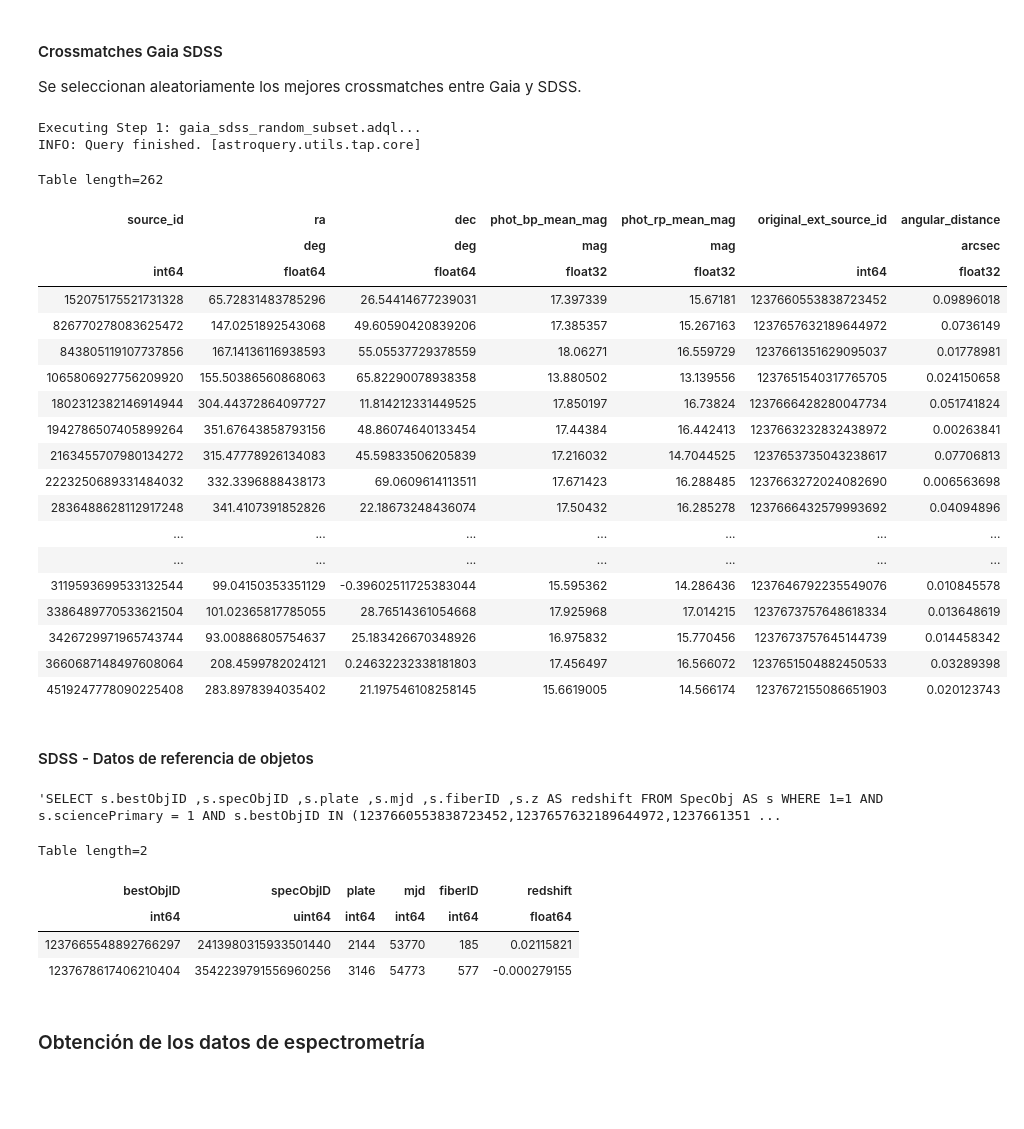
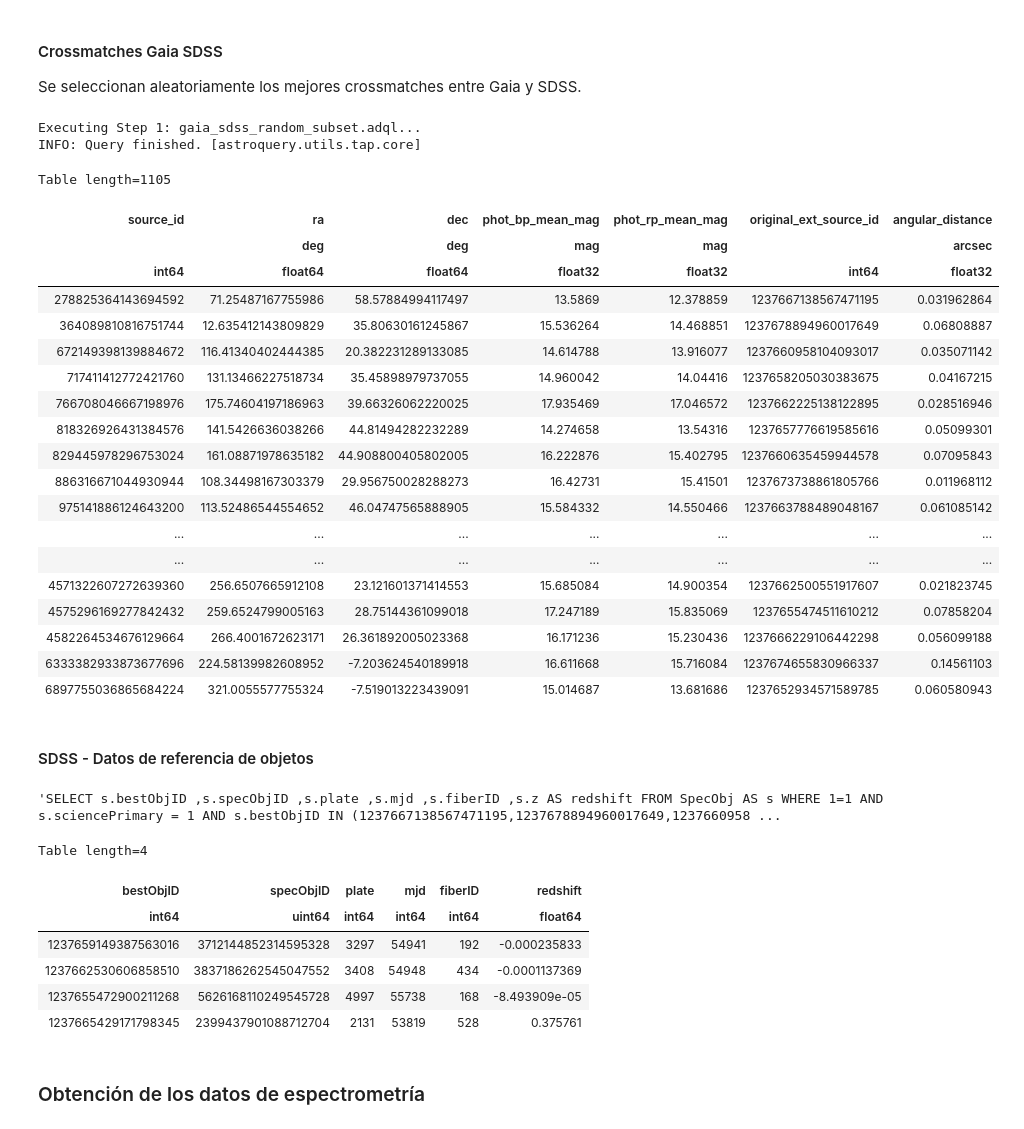
Before and after one commit to javier-cacho-master-ai/trabajo-fin-master, a Jupyter notebook: solution/main.ipynb, the cells around one changed output. Saved outputs shown, nothing was run; the diff lists cells and outputs as text; code cells hidden in the pictures; blank space fills up the shorter version.

```diff
--- a/solution/main.ipynb
+++ b/solution/main.ipynb
@@ -37,40 +37,40 @@
 # %%
 from pathlib import Path
 from astroquery.gaia import Gaia
 from astropy.table import Table
 
 gaia_query_path = Path("services", "queries", "gaia_sdss_random_subset.adql")
 gaia_query_template = gaia_query_path.read_text(encoding="utf-8")
-gaia_query = gaia_query_template.format(start_index=1000, end_index=20000)
+gaia_query = gaia_query_template.format(start_index=20001, end_index=100000)
 
 print(f"Executing Step 1: {gaia_query_path.name}...")
 gaia_query_job = Gaia.launch_job_async(gaia_query)
 gaia_job_results = gaia_query_job.get_results() or Table()
 
 display(gaia_job_results)
 # %% [output]
 Executing Step 1: gaia_sdss_random_subset.adql...
 INFO: Query finished. [astroquery.utils.tap.core]
-Table length=262
+Table length=1105
 | source_id | ra | dec | phot_bp_mean_mag | phot_rp_mean_mag | original_ext_source_id | angular_distance |
 |  | deg | deg | mag | mag |  | arcsec |
 | int64 | float64 | float64 | float32 | float32 | int64 | float32 |
-| 152075175521731328 | 65.72831483785296 | 26.54414677239031 | 17.397339 | 15.67181 | 1237660553838723452 | 0.09896018 |
-| 826770278083625472 | 147.0251892543068 | 49.60590420839206 | 17.385357 | 15.267163 | 1237657632189644972 | 0.0736149 |
-| 843805119107737856 | 167.14136116938593 | 55.05537729378559 | 18.06271 | 16.559729 | 1237661351629095037 | 0.01778981 |
-| 1065806927756209920 | 155.50386560868063 | 65.82290078938358 | 13.880502 | 13.139556 | 1237651540317765705 | 0.024150658 |
-| 1802312382146914944 | 304.44372864097727 | 11.814212331449525 | 17.850197 | 16.73824 | 1237666428280047734 | 0.051741824 |
-| 1942786507405899264 | 351.67643858793156 | 48.86074640133454 | 17.44384 | 16.442413 | 1237663232832438972 | 0.00263841 |
-| 2163455707980134272 | 315.47778926134083 | 45.59833506205839 | 17.216032 | 14.7044525 | 1237653735043238617 | 0.07706813 |
-| 2223250689331484032 | 332.3396888438173 | 69.0609614113511 | 17.671423 | 16.288485 | 1237663272024082690 | 0.006563698 |
-| 2836488628112917248 | 341.4107391852826 | 22.18673248436074 | 17.50432 | 16.285278 | 1237666432579993692 | 0.04094896 |
+| 278825364143694592 | 71.25487167755986 | 58.57884994117497 | 13.5869 | 12.378859 | 1237667138567471195 | 0.031962864 |
+| 364089810816751744 | 12.635412143809829 | 35.80630161245867 | 15.536264 | 14.468851 | 1237678894960017649 | 0.06808887 |
+| 672149398139884672 | 116.41340402444385 | 20.382231289133085 | 14.614788 | 13.916077 | 1237660958104093017 | 0.035071142 |
+| 717411412772421760 | 131.13466227518734 | 35.45898979737055 | 14.960042 | 14.04416 | 1237658205030383675 | 0.04167215 |
+| 766708046667198976 | 175.74604197186963 | 39.66326062220025 | 17.935469 | 17.046572 | 1237662225138122895 | 0.028516946 |
+| 818326926431384576 | 141.5426636038266 | 44.81494282232289 | 14.274658 | 13.54316 | 1237657776619585616 | 0.05099301 |
+| 829445978296753024 | 161.08871978635182 | 44.908800405802005 | 16.222876 | 15.402795 | 1237660635459944578 | 0.07095843 |
+| 886316671044930944 | 108.34498167303379 | 29.956750028288273 | 16.42731 | 15.41501 | 1237673738861805766 | 0.011968112 |
+| 975141886124643200 | 113.52486544554652 | 46.04747565888905 | 15.584332 | 14.550466 | 1237663788489048167 | 0.061085142 |
 | ... | ... | ... | ... | ... | ... | ... |
 | ... | ... | ... | ... | ... | ... | ... |
-| 3119593699533132544 | 99.04150353351129 | -0.39602511725383044 | 15.595362 | 14.286436 | 1237646792235549076 | 0.010845578 |
-| 3386489770533621504 | 101.02365817785055 | 28.76514361054668 | 17.925968 | 17.014215 | 1237673757648618334 | 0.013648619 |
-| 3426729971965743744 | 93.00886805754637 | 25.183426670348926 | 16.975832 | 15.770456 | 1237673757645144739 | 0.014458342 |
-| 3660687148497608064 | 208.4599782024121 | 0.24632232338181803 | 17.456497 | 16.566072 | 1237651504882450533 | 0.03289398 |
-| 4519247778090225408 | 283.8978394035402 | 21.197546108258145 | 15.6619005 | 14.566174 | 1237672155086651903 | 0.020123743 |
+| 4571322607272639360 | 256.6507665912108 | 23.121601371414553 | 15.685084 | 14.900354 | 1237662500551917607 | 0.021823745 |
+| 4575296169277842432 | 259.6524799005163 | 28.75144361099018 | 17.247189 | 15.835069 | 1237655474511610212 | 0.07858204 |
+| 4582264534676129664 | 266.4001672623171 | 26.361892005023368 | 16.171236 | 15.230436 | 1237666229106442298 | 0.056099188 |
+| 6333382933873677696 | 224.58139982608952 | -7.203624540189918 | 16.611668 | 15.716084 | 1237674655830966337 | 0.14561103 |
+| 6897755036865684224 | 321.0055577755324 | -7.519013223439091 | 15.014687 | 13.681686 | 1237652934571589785 | 0.060580943 |
 # %% [markdown]
   #### SDSS - Datos de referencia de objetos
 # %%
@@ -79,6 +79,7 @@ from astropy.io import ascii
 from astropy.table import Table
 import services.querying as sq
 
+gaia_job_results = gaia_job_results[:200]
 gaia_crossmatch_ids = gaia_job_results["original_ext_source_id"]
 query_filter_ids = ",".join(gaia_crossmatch_ids.astype(str))
 
@@ -93,12 +94,14 @@ sdss_query_result = SDSS.query_sql(sdss_query, data_release=13)
 
 display(sdss_query_result)
 # %% [output]
-'SELECT s.bestObjID ,s.specObjID ,s.plate ,s.mjd ,s.fiberID ,s.z AS redshift FROM SpecObj AS s WHERE 1=1 AND s.sciencePrimary = 1 AND s.bestObjID IN (1237660553838723452,1237657632189644972,1237661351 ...
+'SELECT s.bestObjID ,s.specObjID ,s.plate ,s.mjd ,s.fiberID ,s.z AS redshift FROM SpecObj AS s WHERE 1=1 AND s.sciencePrimary = 1 AND s.bestObjID IN (1237667138567471195,1237678894960017649,1237660958 ...
-Table length=2
+Table length=4
 | bestObjID | specObjID | plate | mjd | fiberID | redshift |
 | int64 | uint64 | int64 | int64 | int64 | float64 |
-| 1237665548892766297 | 2413980315933501440 | 2144 | 53770 | 185 | 0.02115821 |
-| 1237678617406210404 | 3542239791556960256 | 3146 | 54773 | 577 | -0.000279155 |
+| 1237659149387563016 | 3712144852314595328 | 3297 | 54941 | 192 | -0.000235833 |
+| 1237662530606858510 | 3837186262545047552 | 3408 | 54948 | 434 | -0.0001137369 |
+| 1237655472900211268 | 5626168110249545728 | 4997 | 55738 | 168 | -8.493909e-05 |
+| 1237665429171798345 | 2399437901088712704 | 2131 | 53819 | 528 | 0.375761 |
 # %% [markdown]
   ### Obtención de los datos de espectrometría
 # %% [markdown]
```
Also changed, not shown: parts of 7 cells of this notebook, 3 other files.
